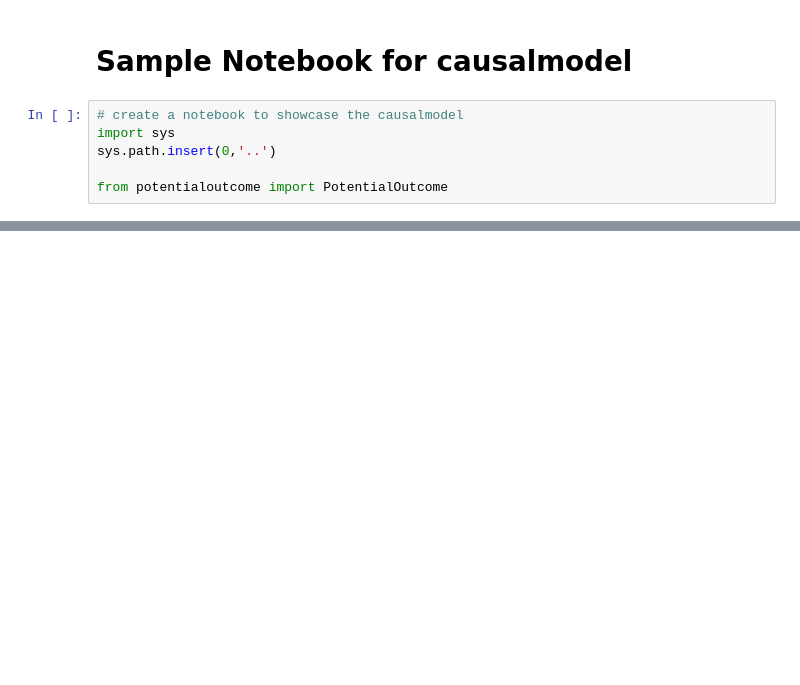
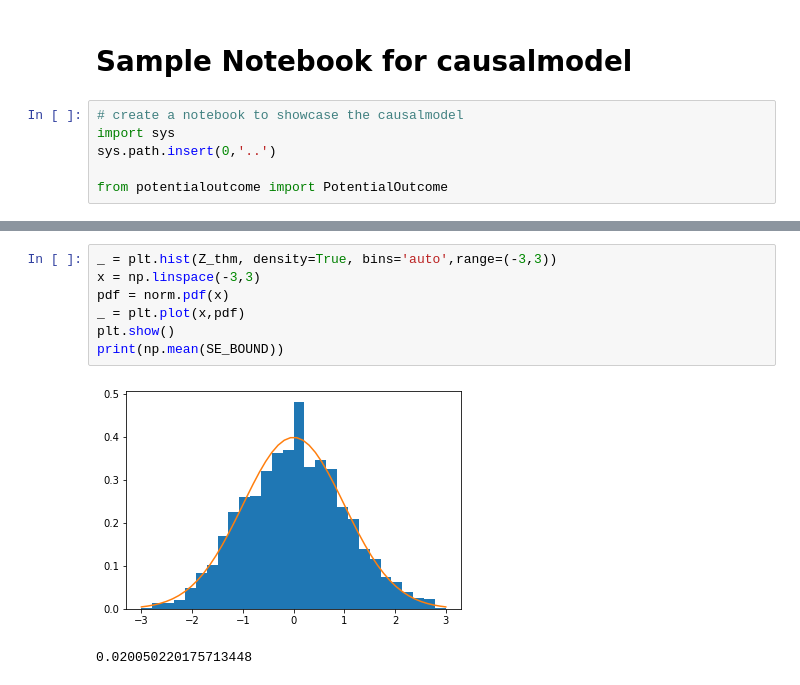
Before and after one commit to freshtaste/CausalModel, a Jupyter notebook: causalmodel/Samples/Sample_Notebook_for_causalmodel.ipynb, the cells around one changed output, grey strips where cells are left out. Saved outputs shown, nothing was run; the diff lists cells and outputs as text; blank space fills up the shorter version.

```diff
--- a/causalmodel/Samples/Sample_Notebook_for_causalmodel.ipynb
+++ b/causalmodel/Samples/Sample_Notebook_for_causalmodel.ipynb
@@ -46,3 +80,13 @@ def simulation(n=2000):
+# %%
+_ = plt.hist(Z_thm, density=True, bins='auto',range=(-3,3))
+x = np.linspace(-3,3)
+pdf = norm.pdf(x)
+_ = plt.plot(x,pdf)
+plt.show()
+print(np.mean(SE_BOUND))
+# %% [output]
+[figure, added]
+0.020050220175713448
 # %%
 import matplotlib.pyplot as plt
 from scipy.stats import norm
```
Also changed, not shown: parts of 7 cells of this notebook, 2 other files.
